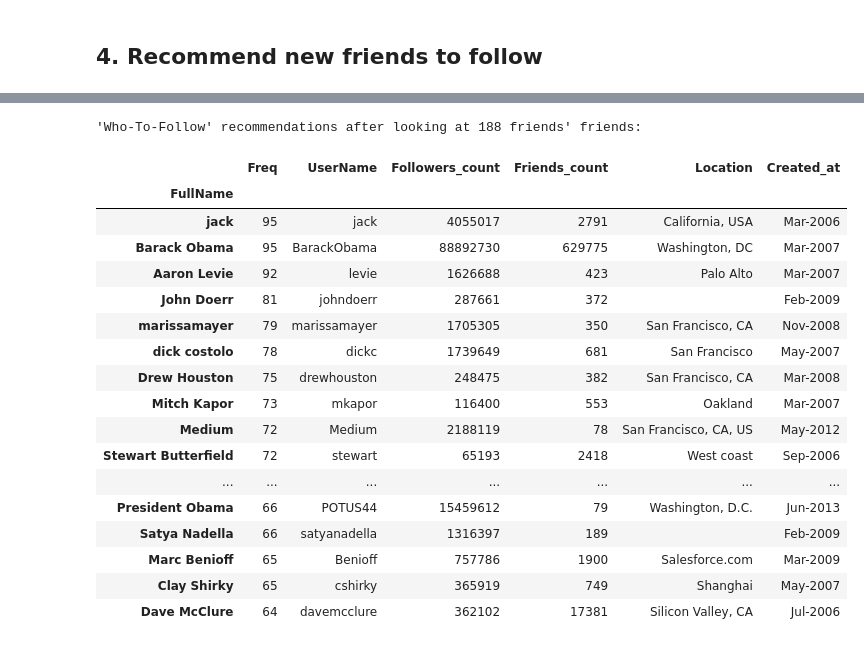
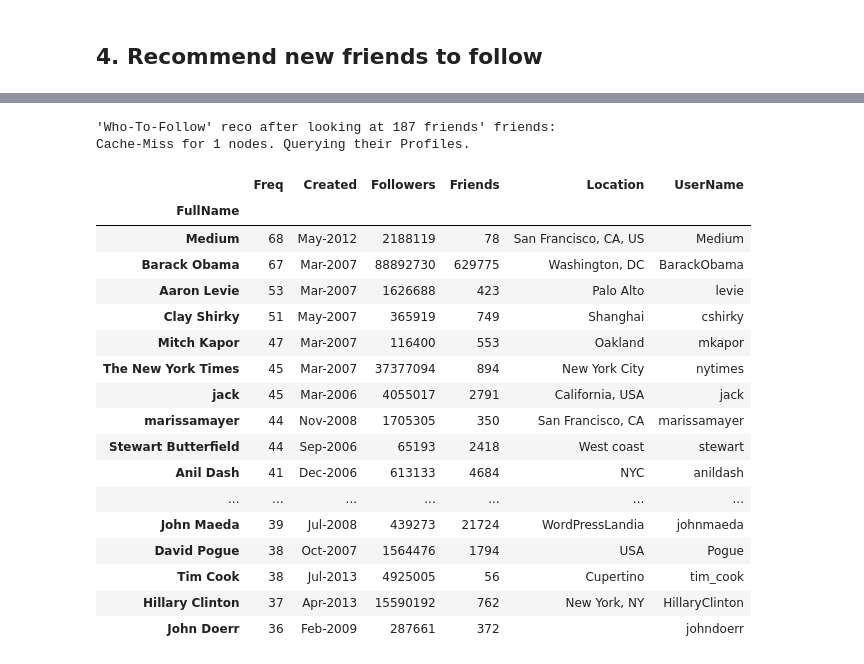
Before and after one commit to balaca/twitter_graph, a Jupyter notebook: Twitter_PageRankAnalysis.ipynb, the cells around one changed output, grey strips where cells are left out. Saved outputs shown, nothing was run; the diff lists cells and outputs as text; code cells hidden in the pictures.

```diff
--- a/Twitter_PageRankAnalysis.ipynb
+++ b/Twitter_PageRankAnalysis.ipynb
@@ -164,29 +164,33 @@ def lookup_in_cache(friendsIdsList):
         low, high = i * 100, min( len(to_fetch_list), (i+1)*100 )  # UsersLookup api
         twitterObjectsList = api.UsersLookup(user_id = to_fetch_list[low:high])
 
-        UserNameList += [unicode(tempObject.screen_name) for
-                         tempObject in twitterObjectsList]
-        namesList += [tempObject.name.encode('utf-8').strip() for
-                      tempObject in twitterObjectsList]
+        temp = zip(*[( unicode(tempObject.screen_name),             #ScreenName
+                      tempObject.name.encode('utf-8').strip(),      #Name
+                      unicode(tempObject.followers_count),          #Followers
+                      unicode(tempObject.friends_count),            #Friends
+                      tempObject.location.encode('utf-8').strip(),  #Location
+                      tempObject.created_at.encode('utf-8').strip() #CreatedAt
+                     ) for tempObject in twitterObjectsList])
 
-        followers_count += [unicode(tempObject.followers_count)
-                            for tempObject in twitterObjectsList]
-        friends_count += [unicode(tempObject.friends_count) for
-                          tempObject in twitterObjectsList]
-
-        location += [tempObject.location.encode('utf-8').strip() for
-                     tempObject in twitterObjectsList]
-        created_at += [tempObject.created_at.encode('utf-8').strip() for
-                       tempObject in twitterObjectsList]
+        UserNameList    += list(temp[0])
+        namesList       += list(temp[1])
+        followers_count += list(temp[2])
+        friends_count   += list(temp[3])
+        location        += list(temp[4])
+        created_at      += list(temp[5])
 
         i = i + 1
 
     if len(to_fetch_list) > 0:
-        delta_cache['UserName'], delta_cache['FullName'], delta_cache['Ids'] = UserNameList, namesList, to_fetch_list
-        delta_cache['Followers_count'], delta_cache['Friends_count']  = followers_count, friends_count
-        delta_cache['Location'], delta_cache['Created_at']  = location, created_at
+        delta_cache  = pd.DataFrame({'UserName':UserNameList,
+                                     'FullName':namesList,
+                                     'Ids': to_fetch_list,
+                                     'Followers':followers_count,
+                                     'Friends': friends_count,
+                                     'Location':location,
+                                     'Created':created_at})
 
-        delta_cache['Created_at'] = delta_cache['Created_at'].apply(lambda x:
+        delta_cache['Created'] = delta_cache['Created'].apply(lambda x:
                                                 datetime.strptime(
                                                     re.sub(r"\+[0-9]* ", "",x),'%c').
                                                 strftime("%b-%Y"))
@@ -195,6 +199,7 @@ def lookup_in_cache(friendsIdsList):
         cache = cache.append(delta_cache)
         cache.to_csv(cache_filename)
 
+    #cache = cache[['UserName', 'FullName', 'Followers_count','Friends_count', 'Location', 'Created_at' ]]
     return cache.loc[friendsIdsList]
 # %%
 # Display cluster-wise most-influential users, for the given clustering algo
@@ -238,8 +243,8 @@ def discover_Friends_toFollow(ids_of_interest, friend_list, prop = .5, count = 2
     topFriendsToFollowDF.set_index('Ids', drop = True, inplace = True)
     index = topFriendsToFollowDF.index
 
-    topFriendsToFollowDF[['UserName', 'FullName', 'Followers_count',
-           'Friends_count', 'Location', 'Created_at' ]] = lookup_in_cache(index)#.loc[index]
+    topFriendsToFollowDF = topFriendsToFollowDF.merge(lookup_in_cache(index), copy = False,
+                              left_index = True, right_index = True)
 
     return topFriendsToFollowDF
 # %%
@@ -526,26 +541,27 @@ Now that we have PageRank in place for nodes in social-graph, we can ask for rec
 # %%
-discover_Friends_toFollow(ids_of_interest = results_df.index,
+discover_Friends_toFollow(ids_of_interest = index,
                           friend_list = index,
                           prop = .5 , count =  20).fillna('').set_index('FullName')
 # %% [output]
-'Who-To-Follow' recommendations after looking at 188 friends' friends:
+'Who-To-Follow' reco after looking at 187 friends' friends:
+Cache-Miss for 1 nodes. Querying their Profiles.
-|  | Freq | UserName | Followers_count | Friends_count | Location | Created_at |
+|  | Freq | Created | Followers | Friends | Location | UserName |
 | FullName |  |  |  |  |  |  |
-| jack | 95 | jack | 4055017 | 2791 | California, USA | Mar-2006 |
-| Barack Obama | 95 | BarackObama | 88892730 | 629775 | Washington, DC | Mar-2007 |
-| Aaron Levie | 92 | levie | 1626688 | 423 | Palo Alto | Mar-2007 |
-| John Doerr | 81 | johndoerr | 287661 | 372 |  | Feb-2009 |
-| marissamayer | 79 | marissamayer | 1705305 | 350 | San Francisco, CA | Nov-2008 |
-| dick costolo | 78 | dickc | 1739649 | 681 | San Francisco | May-2007 |
-| Drew Houston | 75 | drewhouston | 248475 | 382 | San Francisco, CA | Mar-2008 |
-| Mitch Kapor | 73 | mkapor | 116400 | 553 | Oakland | Mar-2007 |
-| Medium | 72 | Medium | 2188119 | 78 | San Francisco, CA, US | May-2012 |
-| Stewart Butterfield | 72 | stewart | 65193 | 2418 | West coast | Sep-2006 |
+| Medium | 68 | May-2012 | 2188119 | 78 | San Francisco, CA, US | Medium |
+| Barack Obama | 67 | Mar-2007 | 88892730 | 629775 | Washington, DC | BarackObama |
+| Aaron Levie | 53 | Mar-2007 | 1626688 | 423 | Palo Alto | levie |
+| Clay Shirky | 51 | May-2007 | 365919 | 749 | Shanghai | cshirky |
+| Mitch Kapor | 47 | Mar-2007 | 116400 | 553 | Oakland | mkapor |
+| The New York Times | 45 | Mar-2007 | 37377094 | 894 | New York City | nytimes |
+| jack | 45 | Mar-2006 | 4055017 | 2791 | California, USA | jack |
+| marissamayer | 44 | Nov-2008 | 1705305 | 350 | San Francisco, CA | marissamayer |
+| Stewart Butterfield | 44 | Sep-2006 | 65193 | 2418 | West coast | stewart |
+| Anil Dash | 41 | Dec-2006 | 613133 | 4684 | NYC | anildash |
 | ... | ... | ... | ... | ... | ... | ... |
-| President Obama | 66 | POTUS44 | 15459612 | 79 | Washington, D.C. | Jun-2013 |
-| Satya Nadella | 66 | satyanadella | 1316397 | 189 |  | Feb-2009 |
-| Marc Benioff | 65 | Benioff | 757786 | 1900 | Salesforce.com | Mar-2009 |
-| Clay Shirky | 65 | cshirky | 365919 | 749 | Shanghai | May-2007 |
-| Dave McClure | 64 | davemcclure | 362102 | 17381 | Silicon Valley, CA | Jul-2006 |
+| John Maeda | 39 | Jul-2008 | 439273 | 21724 | WordPressLandia | johnmaeda |
+| David Pogue | 38 | Oct-2007 | 1564476 | 1794 | USA | Pogue |
+| Tim Cook | 38 | Jul-2013 | 4925005 | 56 | Cupertino | tim_cook |
+| Hillary Clinton | 37 | Apr-2013 | 15590192 | 762 | New York, NY | HillaryClinton |
+| John Doerr | 36 | Feb-2009 | 287661 | 372 |  | johndoerr |
 # %% [markdown]
 Recommendations on the basis of a specific cluster outcome.
```
Also changed, not shown: parts of 20 cells of this notebook, 2 other files.
